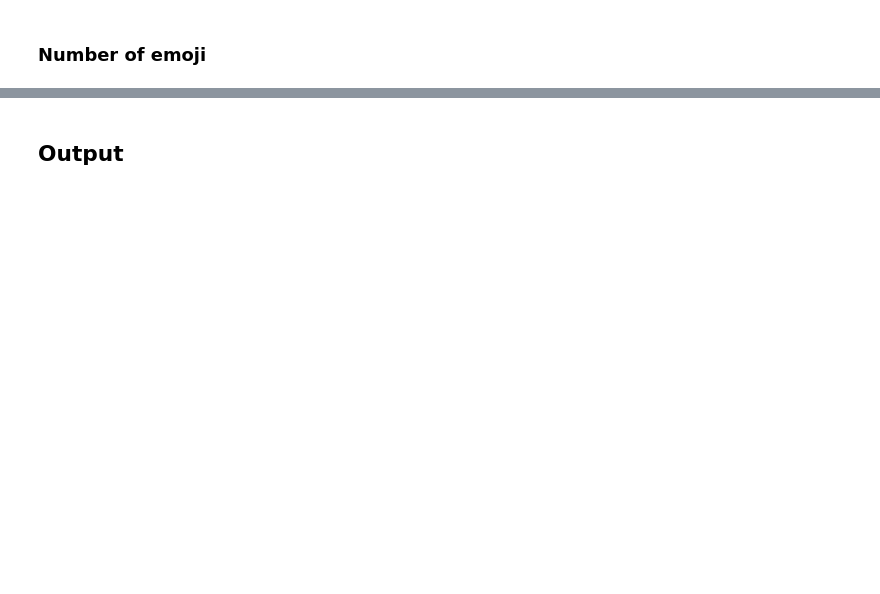
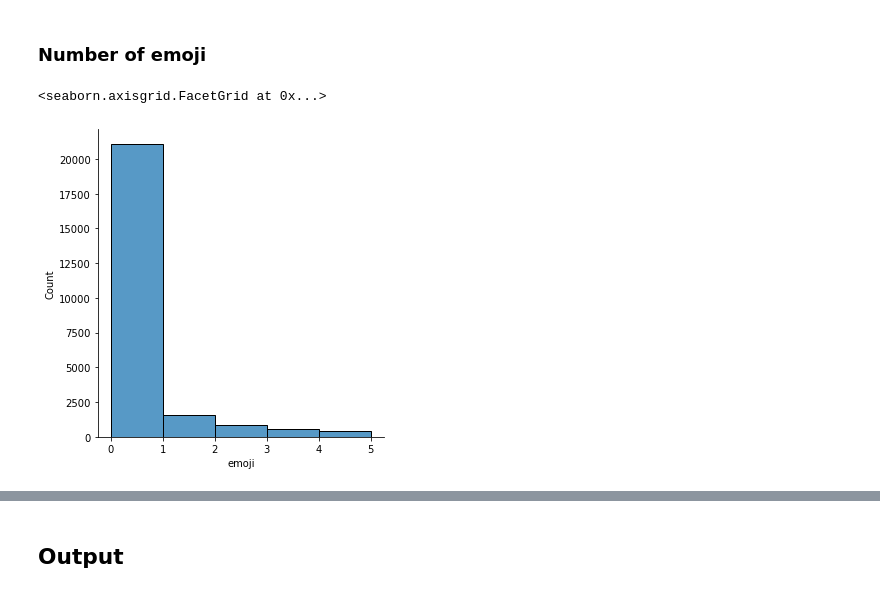
Before and after one commit to MarcoP9/textmining, a Jupyter notebook: 03-Features_extraction.ipynb, the cells around one changed output, grey strips where cells are left out. Cells and saved outputs as stored; diff of their text form; code cells hidden in the pictures; blank space fills up the shorter version.

```diff
--- a/03-Features_extraction.ipynb
+++ b/03-Features_extraction.ipynb
@@ -184,4 +193,10 @@ def emoji(text):
     return len(re.findall("&#1\d+", text))
 # %%
 df["emoji"] = df["tweet"].apply(lambda x : emoji(x))
+# %%
+sns.displot(df, x="emoji",
+           bins = [0,1,2,3,4,5])
+# %% [output]
+<seaborn.axisgrid.FacetGrid at 0x...>
+[figure, added]
 # %%
```
Also changed, not shown: parts of 8 cells of this notebook, 14 other files.
